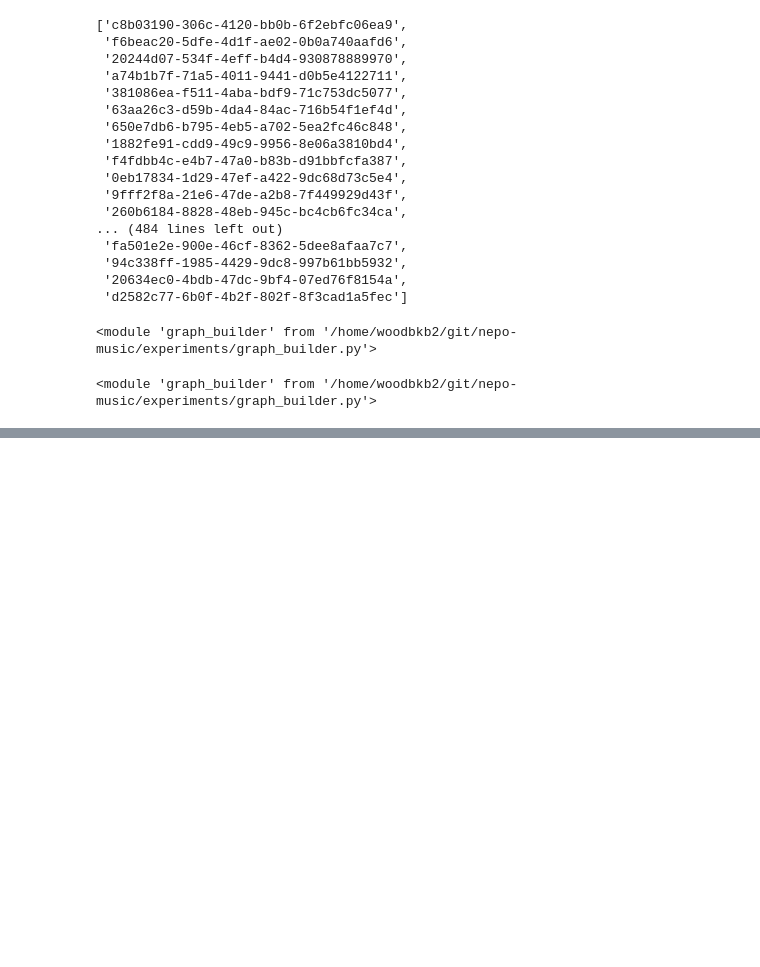
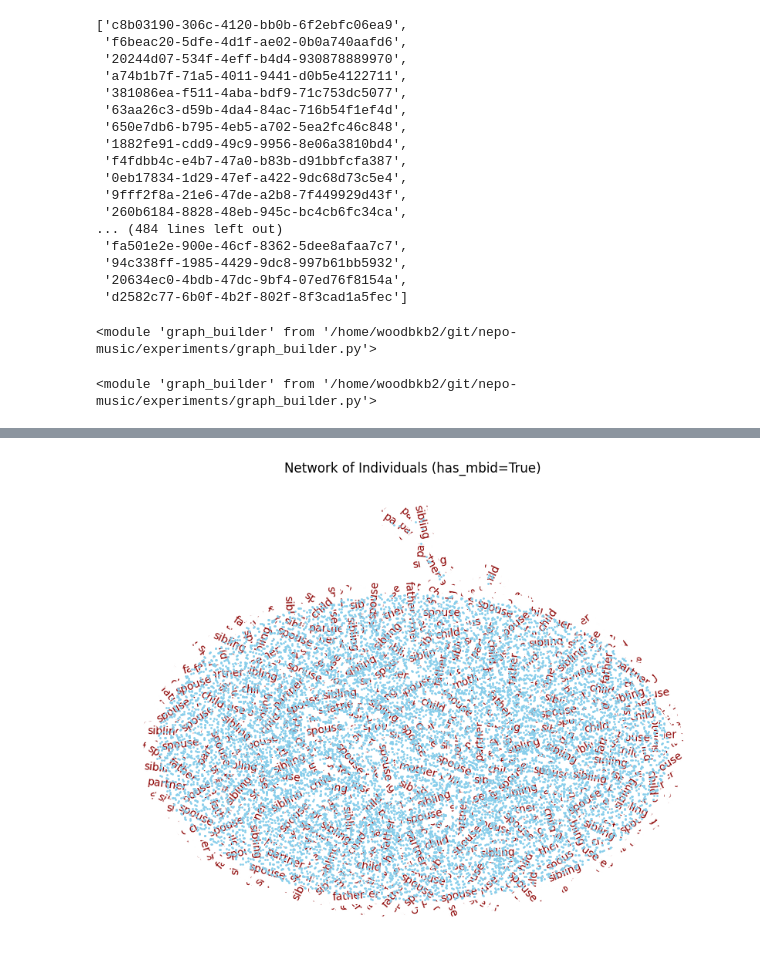
Before and after one commit to TheDeafOne/collaborative-success-research, a Jupyter notebook: experiments/building_graph.ipynb, the cells around one changed output, grey strips where cells are left out. Saved outputs shown, nothing was run; the diff lists cells and outputs as text; code cells hidden in the pictures; blank space fills up the shorter version.

Commit message:
more graph building

```diff
--- a/experiments/building_graph.ipynb
+++ b/experiments/building_graph.ipynb
@@ -35,5 +35,5 @@ reload(gb)
 # gb.setup_musicbrainz_speedups()
 # %%
 rows = []
-for d in gb.stream_artists_songs_by_mbids_simple(top_artists[:1]):
+for d in gb.stream_artists_songs_by_mbids(top_artists):
     rows.append(d)
@@ -39,0 +62,3 @@ for d in gb.stream_artists_songs_by_mbids_simple(top_artists[:1]):
+# %%
+with open('artists_songs_data_full.jsonl', 'w') as f:
+    f.write(json.dumps(rows))
@@ -59 +86,16 @@ rows[0]
      'roles': ['writer']}]}]}
+# %%
+family_data = []
+bad_lines = []
+
+with open('../data/artist_collab_data/filtered_artists_with_wikidata.jsonl', 'r') as f:
+    for i, line in enumerate(f, start=1):
+        line = line.strip()
+        if not line:
+            continue  # skip blank lines
+        try:
+            obj = json.loads(line)
+            family_data.append(obj)
+        except json.JSONDecodeError as e:
+            print(f"Skipping bad line {i}: {e}")
+            bad_lines.append((i, line))
@@ -59,0 +115,27 @@ rows[0]
+# %%
+import networkx as nx
+import matplotlib.pyplot as plt
+
+# Create the graph
+G = nx.Graph()
+
+# Add edges where has_mbid is True
+for person in family_data:
+    source_mbid = person["mbid"]
+    for rel in person["relatives"]:
+        if rel["has_mbid"]:
+            G.add_edge(source_mbid, rel["relative_mbid"], relation=rel["relation"], label=rel["label"])
+# %%
+# Draw the graph
+plt.figure(figsize=(8, 6))
+pos = nx.spring_layout(G, seed=42)
+nx.draw(G, pos, with_labels=False, node_size=1, node_color="skyblue", edge_color="gray")
+
+# Add relation labels
+edge_labels = nx.get_edge_attributes(G, "relation")
+nx.draw_networkx_edge_labels(G, pos, edge_labels=edge_labels, font_color="darkred")
+
+plt.title("Network of Individuals (has_mbid=True)")
+plt.show()
+# %% [output]
+[figure, added]
```
Also changed, not shown: parts of 5 cells of this notebook, 1 other file.
